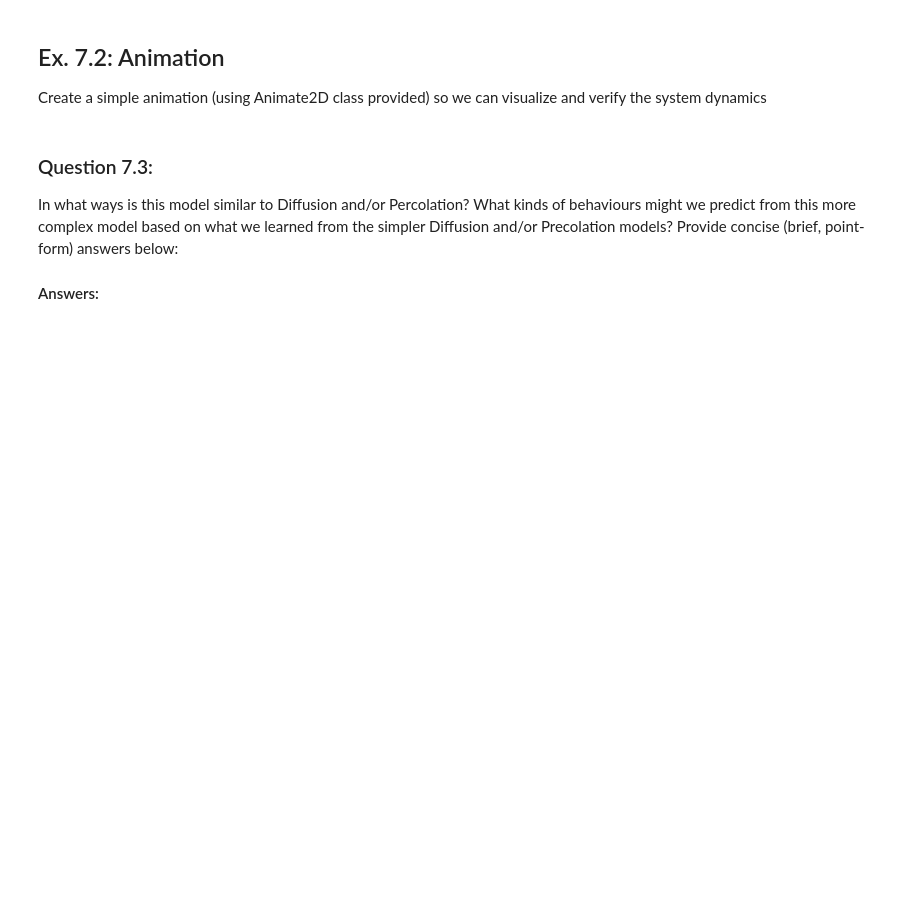
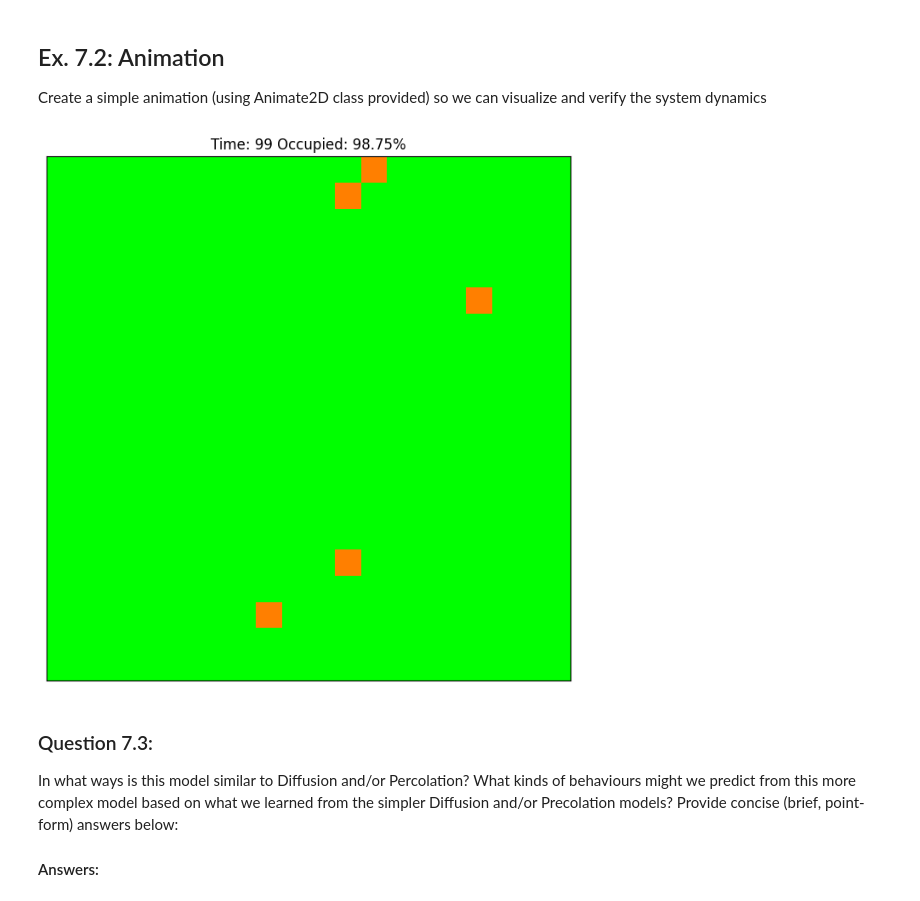
Before and after one commit to Vashusingh44/cap-comp215, a Jupyter notebook: labs/lab07-10-fire.ipynb, the cells around one changed output. Drawn from its saved outputs; the diff is of its cells as text; code cells hidden in the pictures; blank space fills up the shorter version.

```diff
--- a/labs/lab07-10-fire.ipynb
+++ b/labs/lab07-10-fire.ipynb
@@ -197,7 +205,12 @@ Create a simple animation (using Animate2D class provided) so we can visualize a
 # %%
 # Ex. 7.2 here
 #  Suggestions: use a small grid (e.g., 20x20)  and
 #               a short animation (100 frames) with interval=0.3, to slow it down so you can inspect its behaviour
+my_fire = ForestFire(20, q= 0.5, p= 0.1)
+fire_anim = Animation2D(my_fire,frames = 100)
+fire_anim.animate(0.01)
+# %% [output]
+[figure, added]
 # %% [markdown]
 ### Question 7.3:
 In what ways is this model similar to Diffusion and/or Percolation?
```
Also changed, not shown: parts of 2 cells of this notebook.
